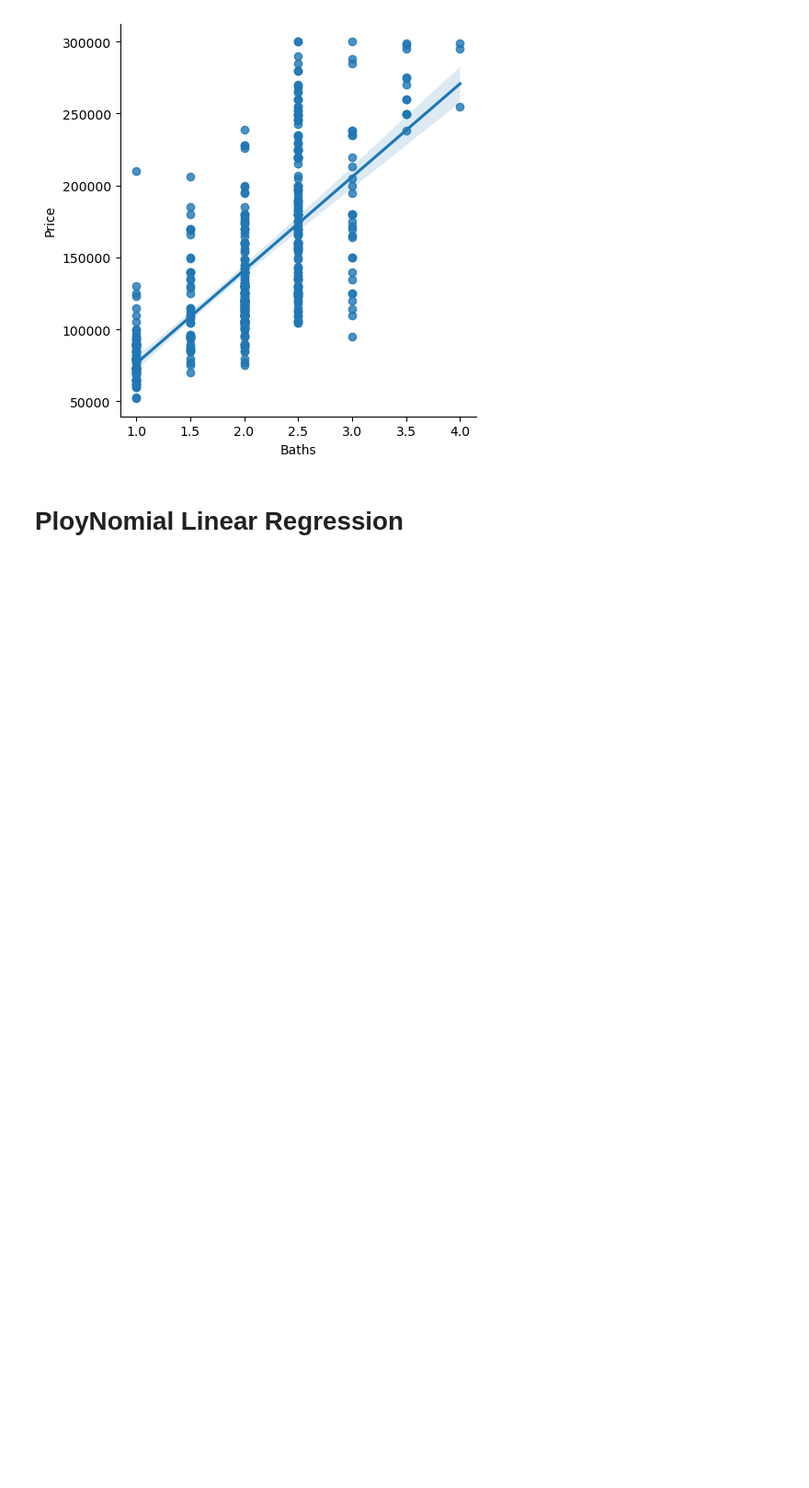
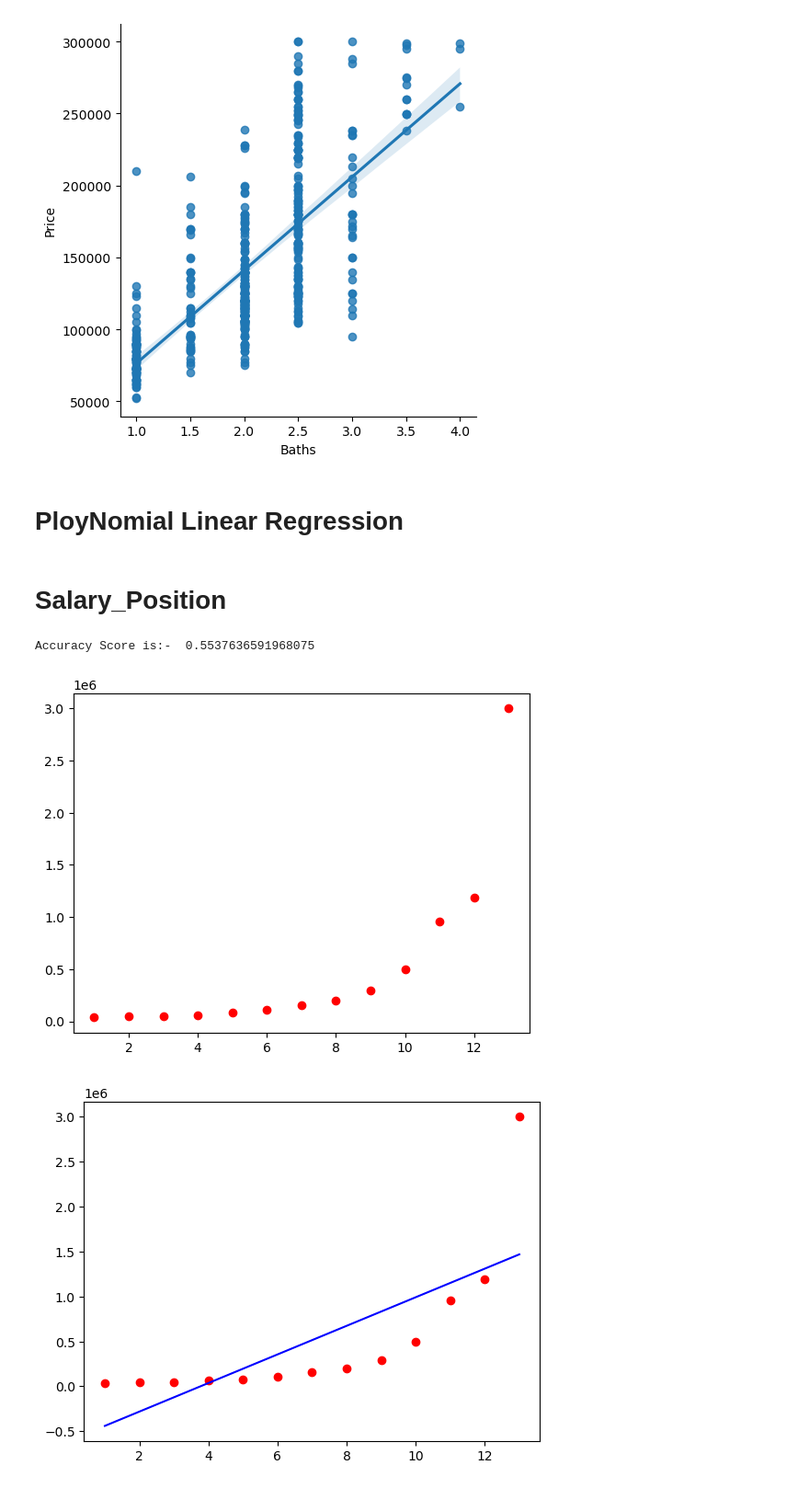
Before and after one commit to 2000pawan/Data_Science., a Jupyter notebook: Machine Learning/Supervised_Learning/Regression/Linear Regression/Books Example.ipynb, the cells around one changed output. Shown at 92% size. Drawn from its saved outputs; the diff is of its cells as text; code cells hidden in the pictures; blank space fills up the shorter version.

```diff
--- a/Machine Learning/Supervised_Learning/Regression/Linear Regression/Books Example.ipynb
+++ b/Machine Learning/Supervised_Learning/Regression/Linear Regression/Books Example.ipynb
@@ -298,3 +298,5 @@ plt.show()
 [figure]
 # %% [markdown]
 # PloyNomial Linear Regression
+# %% [markdown]
+# Salary_Position
@@ -300,0 +312,18 @@ plt.show()
+# %%
+# Without adding Polynomial Features
+df=pd.read_csv('G:/dataset/MLbookdataset/Ml/Ml/22. Polynomial Linear Regression/Salary_Position.csv')
+X=df.iloc[:,1:2].values
+y=df.iloc[:,-1].values
+model=LinearRegression()
+model.fit(X,y)
+y_pred=model.predict(X)
+print('Accuracy Score is:- ',r2_score(y,y_pred))
+plt.scatter(X,y,color='red')
+plt.show()
+plt.scatter(X,y,color='red')
+plt.plot(X,y_pred,color='blue')
+plt.show()
+# %% [output]
+Accuracy Score is:-  0.5537636591968075
+[figure, added]
+[figure, added]
```
Also changed, not shown: parts of 18 cells of this notebook, 2 other files.
